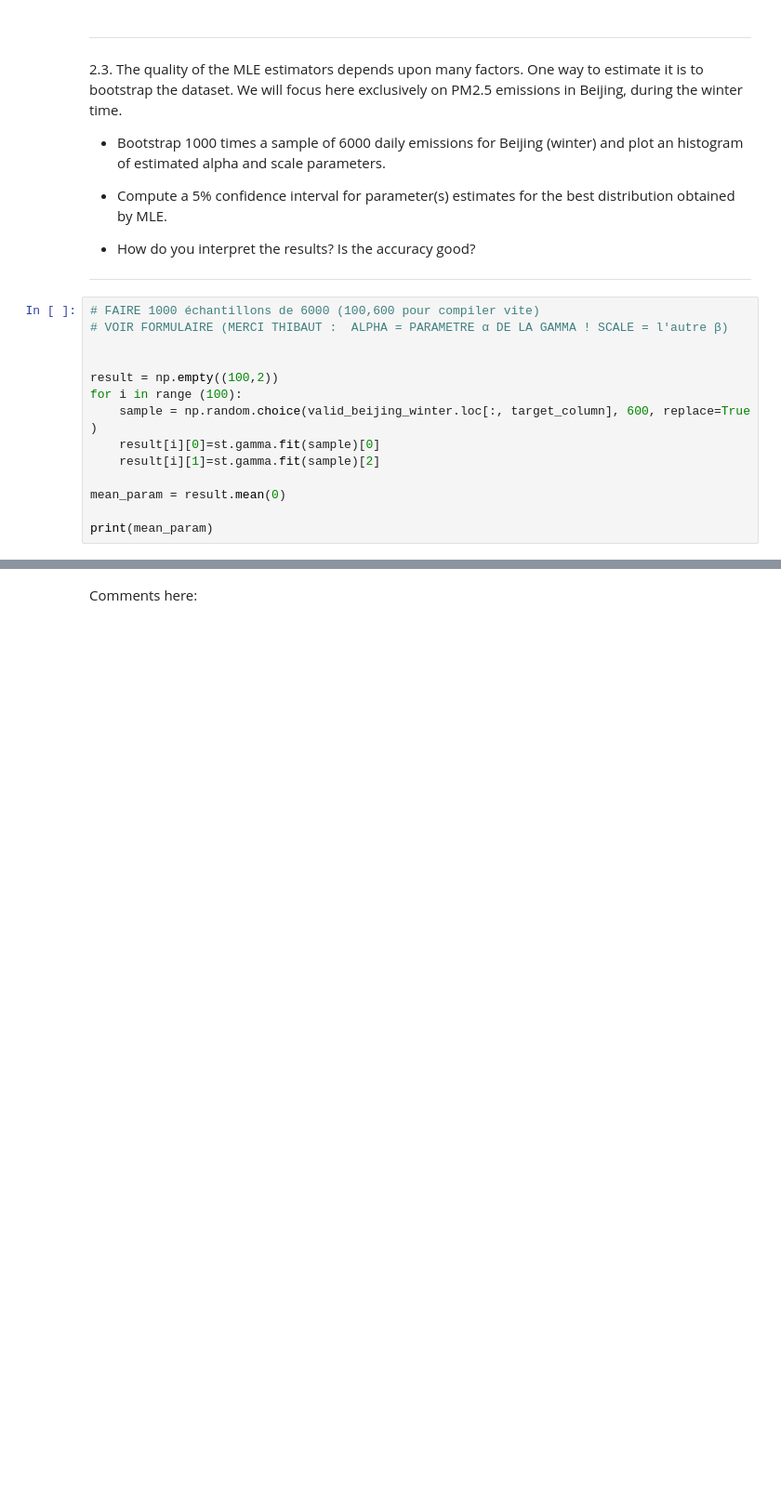
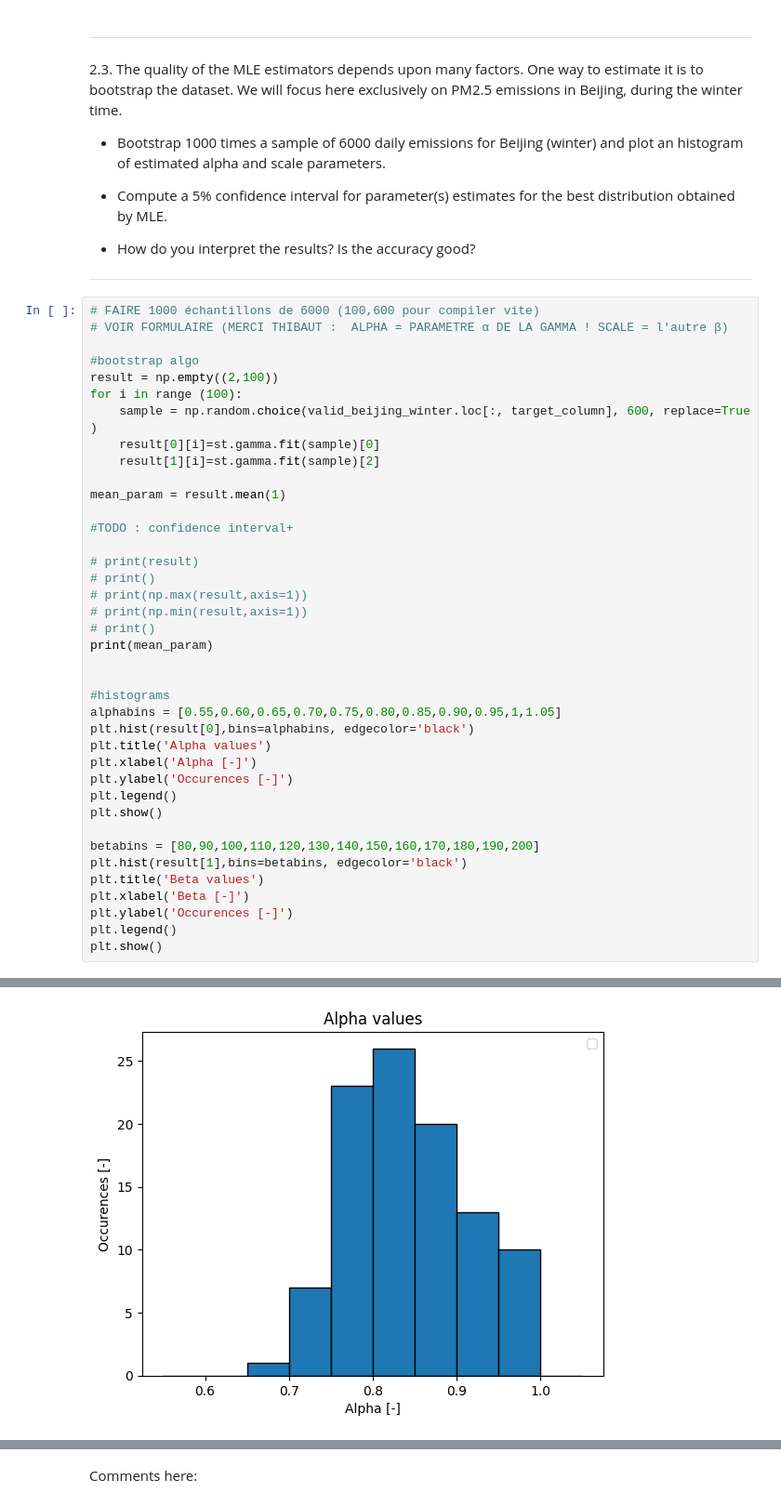
Before and after one commit to Potomolo/LEPL1109-CraHackaton, a Jupyter notebook: Hackathon 1.ipynb, the cells around one changed output, grey strips where cells are left out. Shown at 93% size. Saved outputs shown, nothing was run; the diff lists cells and outputs as text; blank space fills up the shorter version.

Commit message:
Boostrap Histograms

```diff
--- a/Hackathon 1.ipynb
+++ b/Hackathon 1.ipynb
@@ -460,14 +459,39 @@ Shangai winter : Espérance, Déviation std, q25, q50, q75
 # FAIRE 1000 échantillons de 6000 (100,600 pour compiler vite)
 # VOIR FORMULAIRE (MERCI THIBAUT :  ALPHA = PARAMETRE α DE LA GAMMA ! SCALE = l'autre β)
 
-
-result = np.empty((100,2))
+#bootstrap algo
+result = np.empty((2,100))
 for i in range (100):
     sample = np.random.choice(valid_beijing_winter.loc[:, target_column], 600, replace=True )
-    result[i][0]=st.gamma.fit(sample)[0]
-    result[i][1]=st.gamma.fit(sample)[2]
+    result[0][i]=st.gamma.fit(sample)[0]
+    result[1][i]=st.gamma.fit(sample)[2]
 
-mean_param = result.mean(0)
+mean_param = result.mean(1)
 
+#TODO : confidence interval+
+
+# print(result)
+# print()
+# print(np.max(result,axis=1))
+# print(np.min(result,axis=1))
+# print()
 print(mean_param)
+
+
+#histograms
+alphabins = [0.55,0.60,0.65,0.70,0.75,0.80,0.85,0.90,0.95,1,1.05]
+plt.hist(result[0],bins=alphabins, edgecolor='black')
+plt.title('Alpha values')
+plt.xlabel('Alpha [-]')
+plt.ylabel('Occurences [-]')
+plt.legend()
+plt.show()
+
+betabins = [80,90,100,110,120,130,140,150,160,170,180,190,200]
+plt.hist(result[1],bins=betabins, edgecolor='black')
+plt.title('Beta values')
+plt.xlabel('Beta [-]')
+plt.ylabel('Occurences [-]')
+plt.legend()
+plt.show()
 # %% [output]
@@ -474,0 +516 @@ print(mean_param)
+[figure, added]
```
Also changed, not shown: parts of 2 cells of this notebook.
